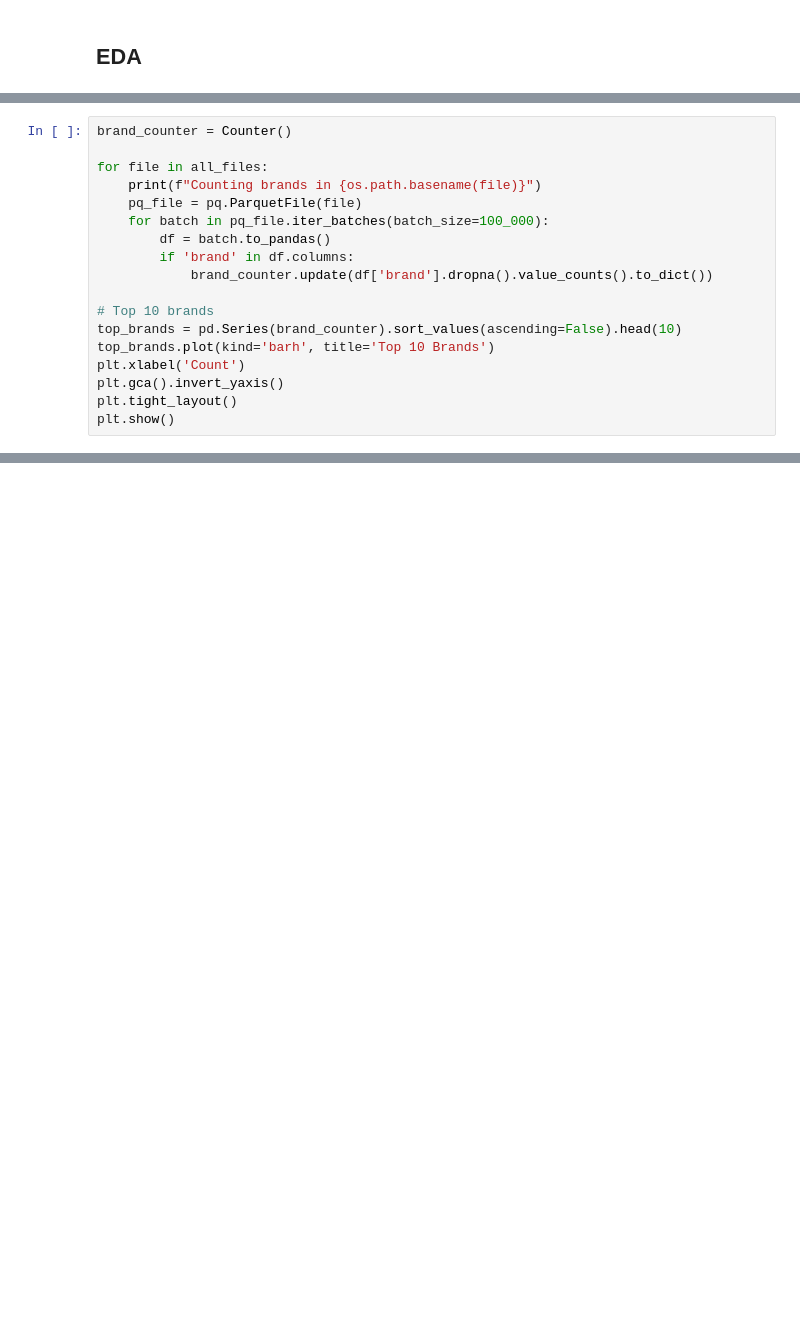
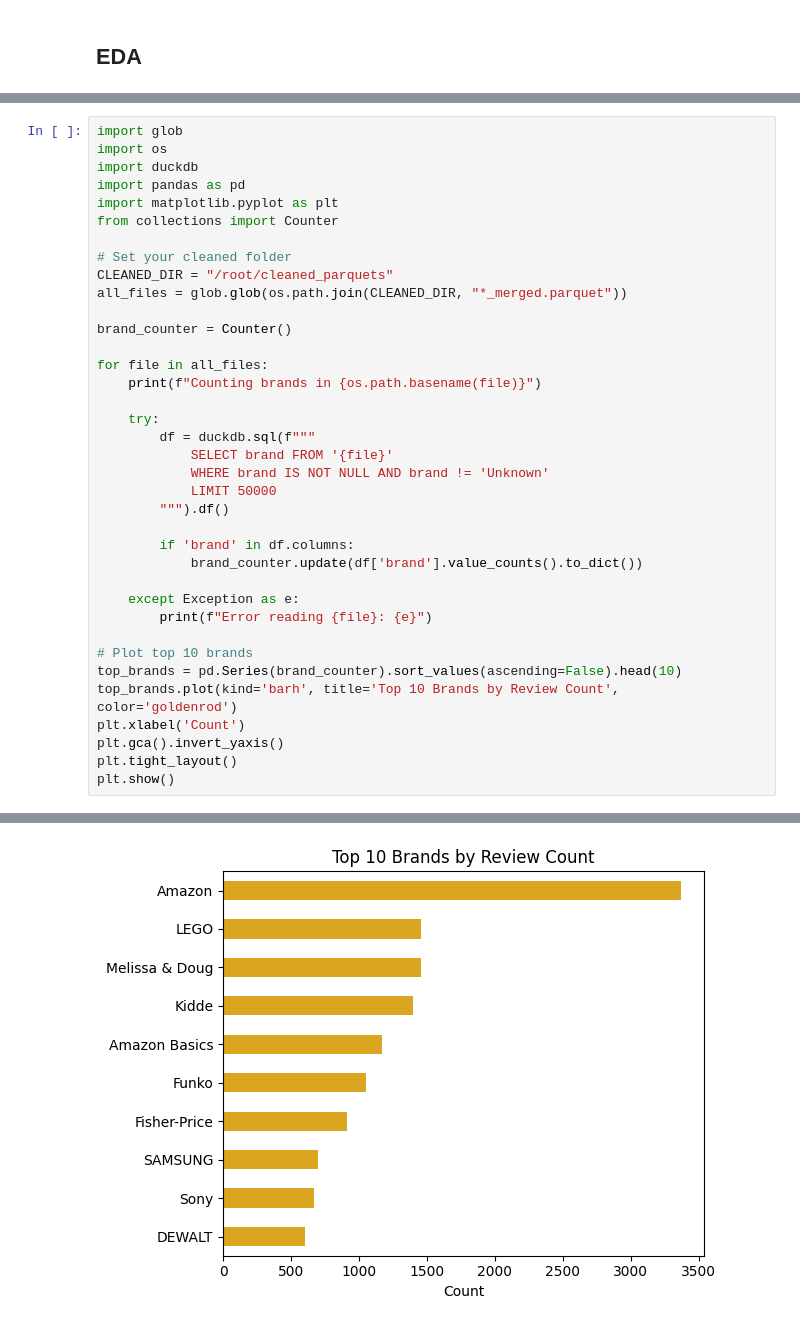
Before and after one commit to Enadiz76/Code, a Jupyter notebook: eda.ipynb, the cells around one changed output, grey strips where cells are left out. Saved outputs shown, nothing was run; the diff lists cells and outputs as text; blank space fills up the shorter version.

```diff
--- a/eda.ipynb
+++ b/eda.ipynb
@@ -87,18 +117,38 @@ plt.show()
 # %%
+import glob
+import os
+import duckdb
+import pandas as pd
+import matplotlib.pyplot as plt
+from collections import Counter
+
+# Set your cleaned folder
+CLEANED_DIR = "/root/cleaned_parquets"
+all_files = glob.glob(os.path.join(CLEANED_DIR, "*_merged.parquet"))
+
 brand_counter = Counter()
 
 for file in all_files:
     print(f"Counting brands in {os.path.basename(file)}")
-    pq_file = pq.ParquetFile(file)
-    for batch in pq_file.iter_batches(batch_size=100_000):
-        df = batch.to_pandas()
+
+    try:
+        df = duckdb.sql(f"""
+            SELECT brand FROM '{file}'
+            WHERE brand IS NOT NULL AND brand != 'Unknown'
+            LIMIT 50000
+        """).df()
+
         if 'brand' in df.columns:
-            brand_counter.update(df['brand'].dropna().value_counts().to_dict())
+            brand_counter.update(df['brand'].value_counts().to_dict())
 
-# Top 10 brands
+    except Exception as e:
+        print(f"Error reading {file}: {e}")
+
+# Plot top 10 brands
 top_brands = pd.Series(brand_counter).sort_values(ascending=False).head(10)
-top_brands.plot(kind='barh', title='Top 10 Brands')
+top_brands.plot(kind='barh', title='Top 10 Brands by Review Count', color='goldenrod')
 plt.xlabel('Count')
 plt.gca().invert_yaxis()
 plt.tight_layout()
 plt.show()
+# %% [output]
@@ -105 +172,2 @@ plt.show()
+[figure, added]
 # %%
```
Also changed, not shown: parts of 8 cells of this notebook, 3 other files.
